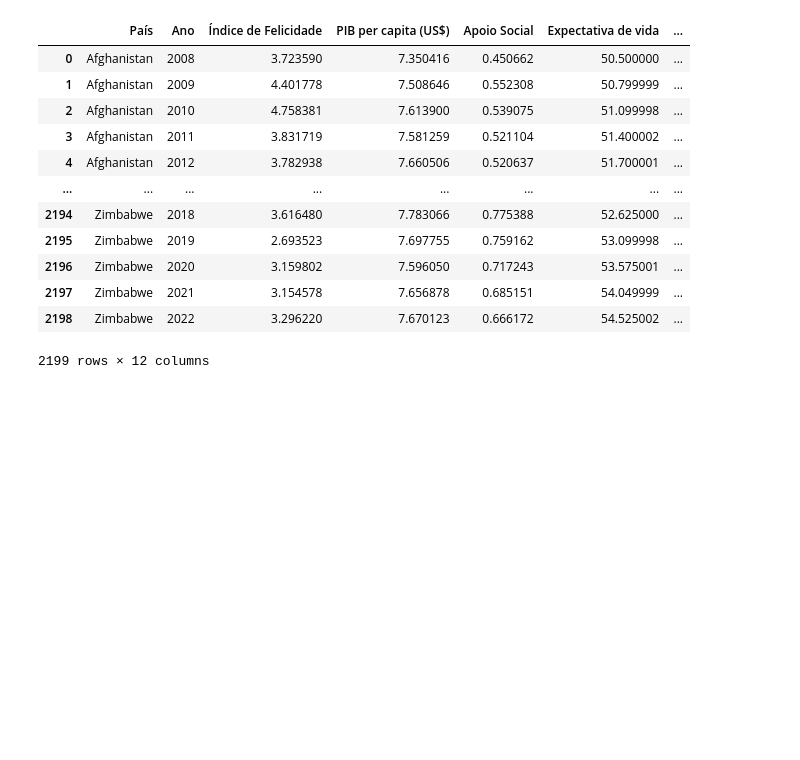
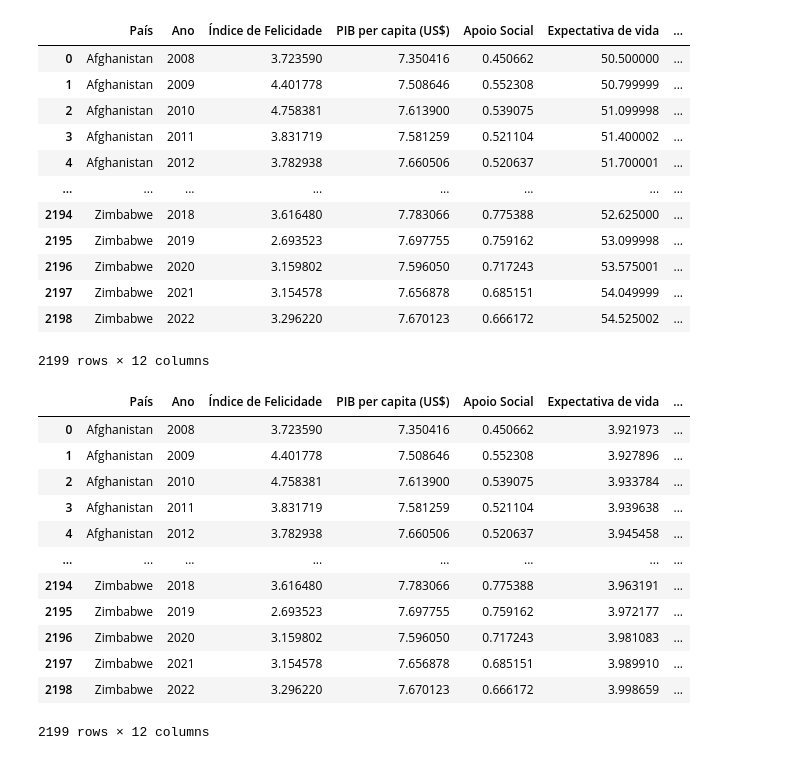
Before and after one commit to cidade-felipe/world-happiness-prediction, a Jupyter notebook: notebooks/preprocessed.ipynb, the cells around one changed output. Drawn from its saved outputs; the diff is of its cells as text; code cells hidden in the pictures; blank space fills up the shorter version.

```diff
--- a/notebooks/preprocessed.ipynb
+++ b/notebooks/preprocessed.ipynb
@@ -263,3 +263,21 @@ df_2
 | 2197 | Zimbabwe | 2021 | 3.154578 | 7.656878 | 0.685151 | 54.049999 | ... |
 | 2198 | Zimbabwe | 2022 | 3.296220 | 7.670123 | 0.666172 | 54.525002 | ... |
 2199 rows × 12 columns
+# %%
+df_2['Expectativa de vida'] = np.log(df_2['Expectativa de vida'])
+# %%
+df_2
+# %% [output]
+|  | País | Ano | Índice de Felicidade | PIB per capita (US$) | Apoio Social | Expectativa de vida | ... |
+| 0 | Afghanistan | 2008 | 3.723590 | 7.350416 | 0.450662 | 3.921973 | ... |
+| 1 | Afghanistan | 2009 | 4.401778 | 7.508646 | 0.552308 | 3.927896 | ... |
+| 2 | Afghanistan | 2010 | 4.758381 | 7.613900 | 0.539075 | 3.933784 | ... |
+| 3 | Afghanistan | 2011 | 3.831719 | 7.581259 | 0.521104 | 3.939638 | ... |
+| 4 | Afghanistan | 2012 | 3.782938 | 7.660506 | 0.520637 | 3.945458 | ... |
+| ... | ... | ... | ... | ... | ... | ... | ... |
+| 2194 | Zimbabwe | 2018 | 3.616480 | 7.783066 | 0.775388 | 3.963191 | ... |
+| 2195 | Zimbabwe | 2019 | 2.693523 | 7.697755 | 0.759162 | 3.972177 | ... |
+| 2196 | Zimbabwe | 2020 | 3.159802 | 7.596050 | 0.717243 | 3.981083 | ... |
+| 2197 | Zimbabwe | 2021 | 3.154578 | 7.656878 | 0.685151 | 3.989910 | ... |
+| 2198 | Zimbabwe | 2022 | 3.296220 | 7.670123 | 0.666172 | 3.998659 | ... |
+2199 rows × 12 columns
```
Also changed, not shown: parts of 8 cells of this notebook, 8 other files.
